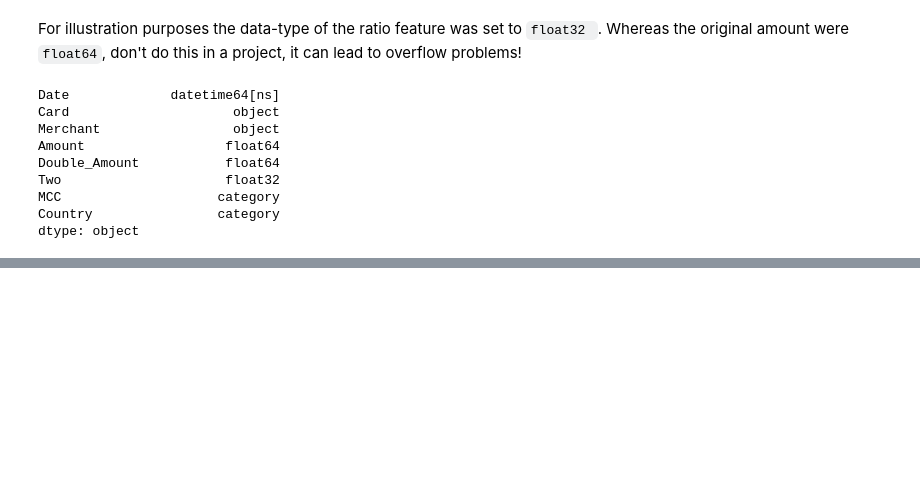
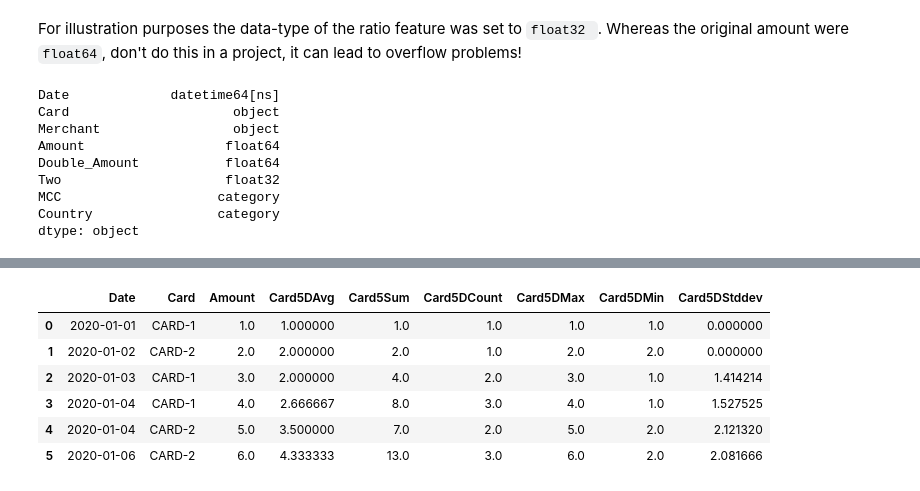
Before and after one commit to t0kk35/eng1n3, a Jupyter notebook: notebooks/01_Intro_into_features.ipynb, the cells around one changed output, grey strips where cells are left out. Cells and saved outputs as stored; diff of their text form; code cells hidden in the pictures; blank space fills up the shorter version.

```diff
--- a/notebooks/01_Intro_into_features.ipynb
+++ b/notebooks/01_Intro_into_features.ipynb
@@ -520,0 +649,15 @@ dtype: object
+# %%
+# Define NormalizerStandard
+standard_log = ft.FeatureNormalizeStandard(
+    'Standard_Amount',       # Name of the feature
+    ft.FEATURE_TYPE_FLOAT,   # Data type of the feature, in this case a Float.
+    amount,                  # The base feature we want to standardize. Here we are scaling the amount
+    'e'                      # Define the log-base, each value will now be log transformed first
+)
+
+td = ft.TensorDefinition('Features', [date, card, merchant, amount, standard_log, mcc, country])
+
+with en.EnginePandas(num_threads=1) as e:
+    df = e.df_from_csv(td, file, inference=False)
+
+df
@@ -520,0 +708,42 @@ dtype: object
+# %%
+card = ft.FeatureSource('Card', ft.FEATURE_TYPE_STRING)
+amount = ft.FeatureSource('Amount', ft.FEATURE_TYPE_FLOAT)
+date = ft.FeatureSource('Date', ft.FEATURE_TYPE_DATE, format_code='%Y%m%d')
+
+# Define Grouper that calculates the 5 day average per each customer.
+card5davg = ft.FeatureGrouper(
+    'Card5DAvg',            # Name of the feature
+    ft.FEATURE_TYPE_FLOAT,   # Data type of the feature, in this case a Float.
+    amount,                  # The base feature, this is the feature we want to 'average'
+    card,                    # The feature to group on.
+    None,                    # See later
+    ft.TIME_PERIOD_DAY,      # Aggregate per-day. Per-week and per-month are also possible
+    5,                       # Take 5 periods (i.e days) into consideration
+    ft.AGGREGATOR_AVG        # Average out.
+)
+
+card5dsum = ft.FeatureGrouper(
+    'Card5Sum', ft.FEATURE_TYPE_FLOAT, amount, card, None, ft.TIME_PERIOD_DAY, 5, ft.AGGREGATOR_SUM
+)
+card5dcount = ft.FeatureGrouper(
+    'Card5DCount', ft.FEATURE_TYPE_FLOAT, amount, card, None, ft.TIME_PERIOD_DAY, 5, ft.AGGREGATOR_COUNT
+)
+card5dmax = ft.FeatureGrouper(
+    'Card5DMax', ft.FEATURE_TYPE_FLOAT, amount, card, None, ft.TIME_PERIOD_DAY, 5, ft.AGGREGATOR_MAX
+)
+card5dmin = ft.FeatureGrouper(
+    'Card5DMin', ft.FEATURE_TYPE_FLOAT, amount, card, None, ft.TIME_PERIOD_DAY, 5, ft.AGGREGATOR_MIN
+)
+card5stddev = ft.FeatureGrouper(
+    'Card5DStddev', ft.FEATURE_TYPE_FLOAT, amount, card, None, ft.TIME_PERIOD_DAY, 5, ft.AGGREGATOR_STDDEV
+)
+
+td = ft.TensorDefinition('Features', [date, card, amount, card5davg, card5dsum, card5dcount, card5dmax,
+                                      card5dmin, card5stddev])
+
+# Note we need to feed a time_feature!
+with en.EnginePandas(num_threads=1) as e:
+    df = e.df_from_csv(td, file, inference=False, time_feature=date)
+
+df
+# %% [output]
@@ -520,0 +757,7 @@ dtype: object
+|  | Date | Card | Amount | Card5DAvg | Card5Sum | Card5DCount | Card5DMax | Card5DMin | Card5DStddev |
+| 0 | 2020-01-01 | CARD-1 | 1.0 | 1.000000 | 1.0 | 1.0 | 1.0 | 1.0 | 0.000000 |
+| 1 | 2020-01-02 | CARD-2 | 2.0 | 2.000000 | 2.0 | 1.0 | 2.0 | 2.0 | 0.000000 |
+| 2 | 2020-01-03 | CARD-1 | 3.0 | 2.000000 | 4.0 | 2.0 | 3.0 | 1.0 | 1.414214 |
+| 3 | 2020-01-04 | CARD-1 | 4.0 | 2.666667 | 8.0 | 3.0 | 4.0 | 1.0 | 1.527525 |
+| 4 | 2020-01-04 | CARD-2 | 5.0 | 3.500000 | 7.0 | 2.0 | 5.0 | 2.0 | 2.121320 |
+| 5 | 2020-01-06 | CARD-2 | 6.0 | 4.333333 | 13.0 | 3.0 | 6.0 | 2.0 | 2.081666 |
```
Also changed, not shown: parts of 37 cells of this notebook, 2 other files.
